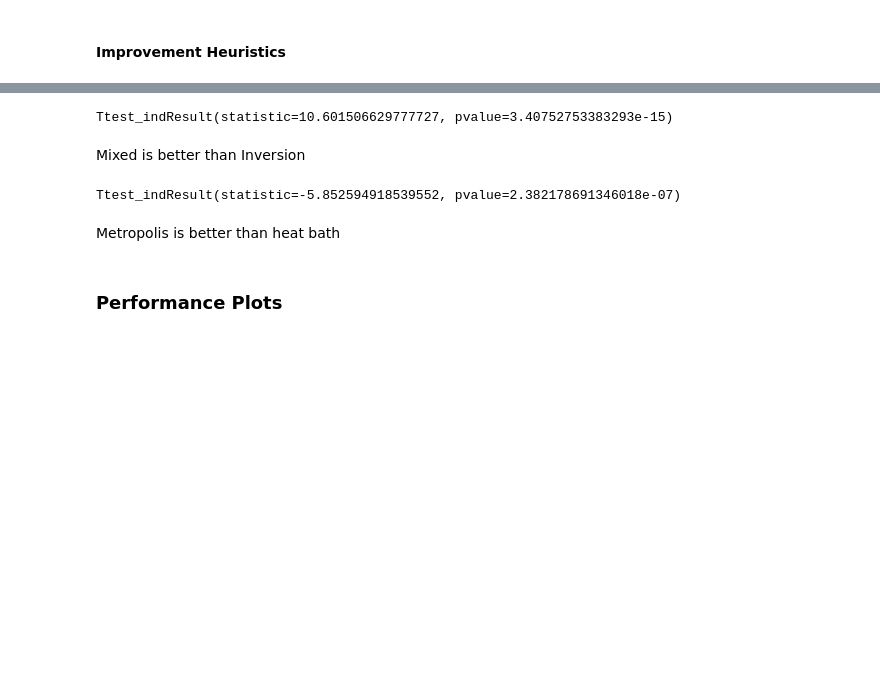
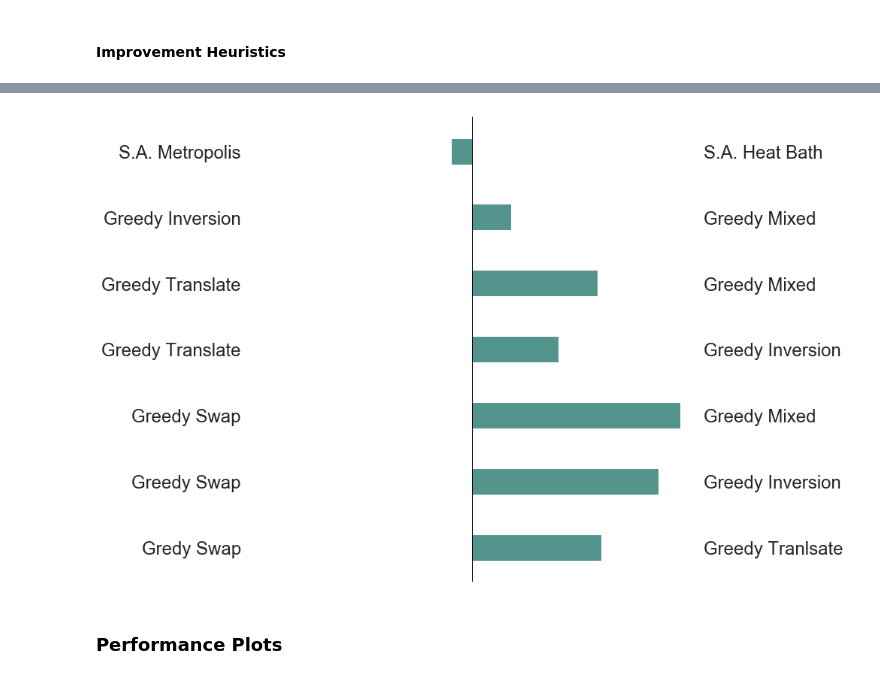
Before and after one commit to datarian/TravelingSalesmanProblem, a Jupyter notebook: Probabilistic Algorithms Project.ipynb, the cells around one changed output, grey strips where cells are left out. Cells and saved outputs as stored; diff of their text form; code cells hidden in the pictures; blank space fills up the shorter version.

```diff
--- a/Probabilistic Algorithms Project.ipynb
+++ b/Probabilistic Algorithms Project.ipynb
@@ -443,15 +340,41 @@ Mixed is better than Translation
-# %%
-st.ttest_ind(losses['GreedyLocalSearchInvert'],losses['GreedyLocalSearchMixed'])
-# %% [output]
-Ttest_indResult(statistic=10.601506629777727, pvalue=3.40752753383293e-15)
-# %% [markdown]
-Mixed is better than Inversion
-# %%
-st.ttest_ind(losses['SimulatedAnnealingMetropolis'],losses['SimulatedAnnealingHeatBath'])
-# %% [output]
-Ttest_indResult(statistic=-5.852594918539552, pvalue=2.382178691346018e-07)
-# %% [markdown]
-Metropolis is better than heat bath
+# %%
+ttest_st = st.ttest_ind(losses['GreedyLocalSearchSwap'], losses['GreedyLocalSearchTranslate'])
+ttest_si = st.ttest_ind(losses['GreedyLocalSearchSwap'], losses['GreedyLocalSearchInvert'])
+ttest_sm = st.ttest_ind(losses['GreedyLocalSearchSwap'], losses['GreedyLocalSearchMixed'])
+ttest_ti = st.ttest_ind(losses['GreedyLocalSearchTranslate'], losses['GreedyLocalSearchInvert'])
+ttest_tm = st.ttest_ind(losses['GreedyLocalSearchTranslate'], losses['GreedyLocalSearchMixed'])
+ttest_im = st.ttest_ind(losses['GreedyLocalSearchInvert'], losses['GreedyLocalSearchMixed'])
+ttest_mh = st.ttest_ind(losses['SimulatedAnnealingMetropolis'], losses['SimulatedAnnealingHeatBath'])
+
+pairwise_improvement = pd.DataFrame({'swap-trans':
+                                       {'statistic': ttest_st.statistic,
+                                        'pval': ttest_st.pvalue},
+                                     'swap-invert':
+                                       {'statistic': ttest_si.statistic,
+                                        'pval': ttest_si.pvalue},
+                                     'swap-mixed':
+                                       {'statistic': ttest_sm.statistic,
+                                       'pval': ttest_sm.pvalue},
+                                     'trans-invert':
+                                       {'statistic': ttest_ti.statistic,
+                                        'pval': ttest_ti.pvalue},
+                                     'trans-mixed':
+                                       {'statistic': ttest_tm.statistic,
+                                        'pval': ttest_tm.pvalue},
+                                     'invert-mixed':
+                                       {'statistic': ttest_im.statistic,
+                                        'pval': ttest_im.pvalue},
+                                     'metro-heat':
+                                       {'statistic': ttest_mh.statistic,
+                                        'pval': ttest_mh.pvalue}
+                                      }).T
+# %%
+build_comparison_plot(pairwise_improvement,
+                      ['Gredy Swap', 'Greedy Swap', 'Greedy Swap', 'Greedy Translate', 'Greedy Translate', 'Greedy Inversion', 'S.A. Metropolis'],
+                      ['Greedy Tranlsate', 'Greedy Inversion', 'Greedy Mixed', 'Greedy Inversion', 'Greedy Mixed', 'Greedy Mixed', 'S.A. Heat Bath'],
+                      "pairwise_improvement")
+# %% [output]
+[figure, added]
 # %% [markdown]
 ### Performance Plots
 # %% [markdown]
```
Also changed, not shown: parts of 29 cells of this notebook.
